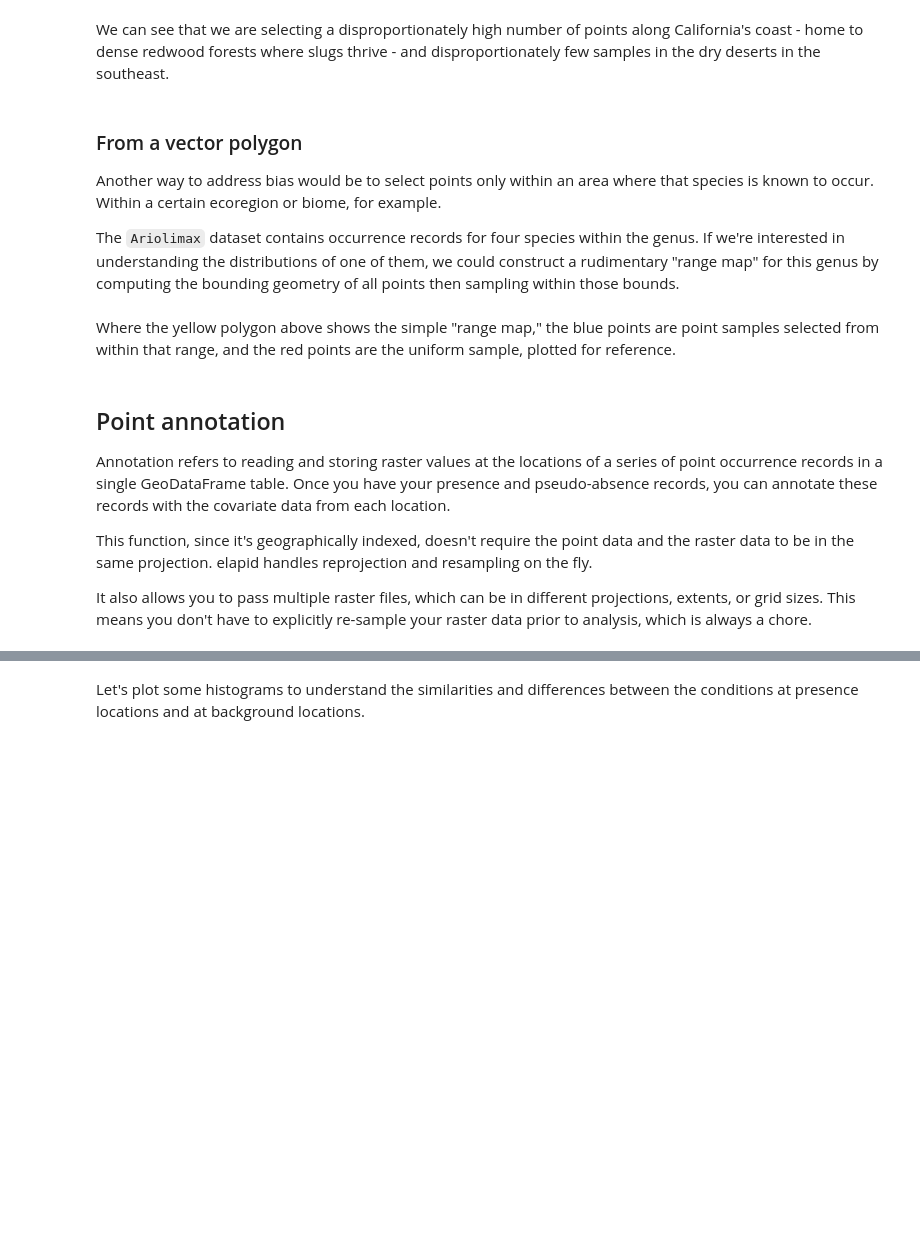
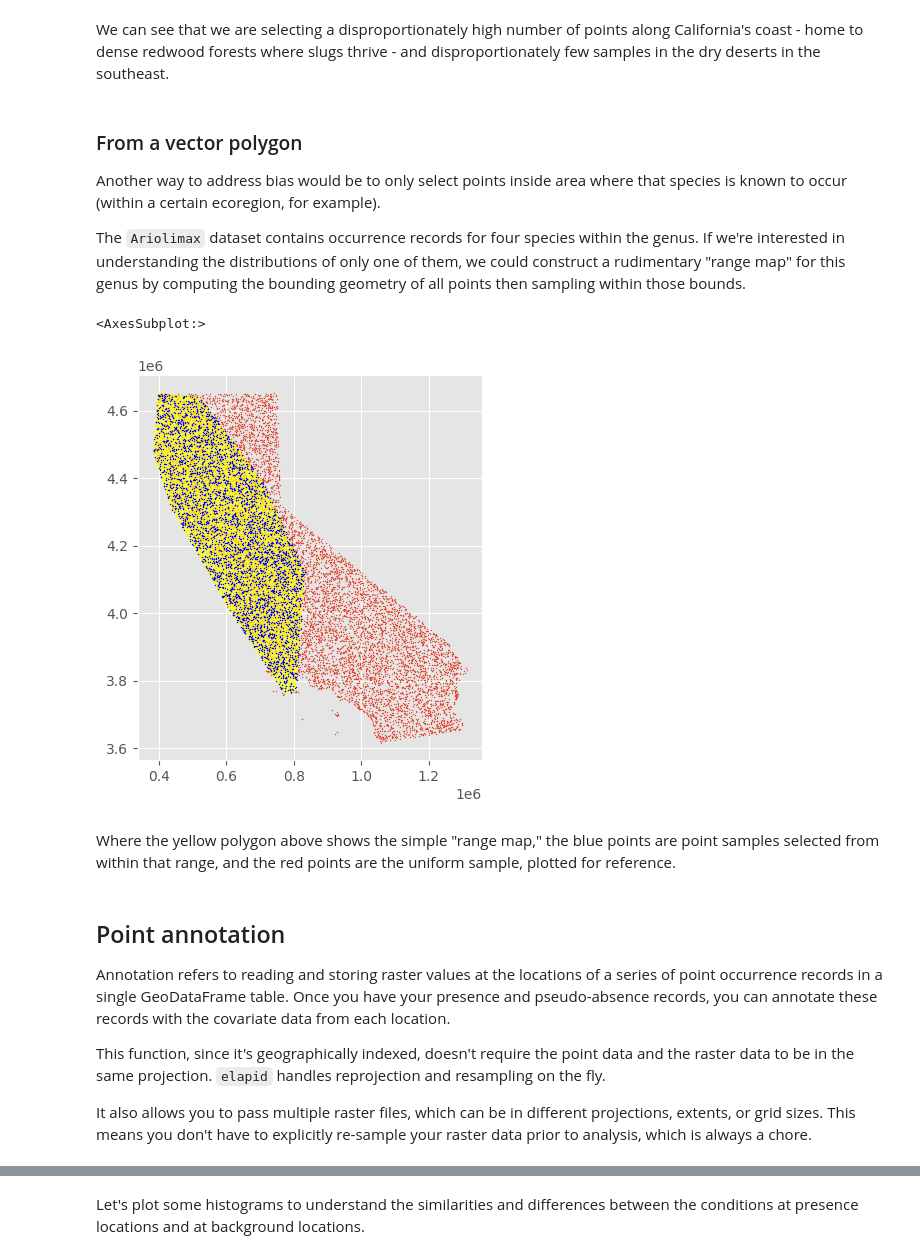
Before and after one commit to earth-chris/elapid, a Jupyter notebook: docs/examples/WorkingWithGeospatialData.ipynb, the cells around one changed output, grey strips where cells are left out. Cells and saved outputs as stored; diff of their text form; code cells hidden in the pictures; blank space fills up the shorter version.

```diff
--- a/docs/examples/WorkingWithGeospatialData.ipynb
+++ b/docs/examples/WorkingWithGeospatialData.ipynb
@@ -152,7 +229,7 @@ pseudoabsence.describe()
 # %%
 # some pixel centroids were sampled multiple times
 # you can drop them if you'd like.
-pseudoabsence.drop_duplicates(inplace=True)
+#pseudoabsence.drop_duplicates(inplace=True)
 # %% [markdown]
 If you have a large raster that doesn't fit in memory, you can also set `ignore_mask=True` to use the rectangular bounds of the raster to draw samples. Many of the sample locations will be in `nodata` locations but we can address that later.
 # %%
@@ -188,19 +279,23 @@ We can see that we are selecting a disproportionately high number of points alon
 # %% [markdown]
 ### From a vector polygon
 
-Another way to address bias would be to select points only within an area where that species is known to occur. Within a certain ecoregion or biome, for example.
+Another way to address bias would be to only select points inside area where that species is known to occur (within a certain ecoregion, for example).
 
-The `Ariolimax` dataset contains occurrence records for four species within the genus. If we're interested in understanding the distributions of one of them, we could construct a rudimentary "range map" for this genus by computing the bounding geometry of all points then sampling within those bounds.
+The `Ariolimax` dataset contains occurrence records for four species within the genus. If we're interested in understanding the distributions of only one of them, we could construct a rudimentary "range map" for this genus by computing the bounding geometry of all points then sampling within those bounds.
 # %%
 # create a convex hull of all points by merging them into a single multipoint feature
-ariolimax_hull = gpd.GeoSeries(ariolimax.to_crs(pseudoabsence.crs).unary_union.convex_hull).set_crs(pseudoabsence.crs)
+target_crs = pseudoabsence.crs
+ariolimax_hull = gpd.GeoSeries(ariolimax.to_crs(target_crs).unary_union.convex_hull).set_crs(target_crs)
 pseudoabsence_range = ela.sample_geoseries(ariolimax_hull, count // 2)
 
 # plot 'em together
 fig, ax = plt.subplots(figsize=(5, 5))
 pseudoabsence.plot(markersize=0.25, ax=ax)
 ariolimax_hull.plot(color='yellow', alpha=0.7, ax=ax)
 pseudoabsence_range.plot(color='blue', ax=ax, markersize=0.25)
+# %% [output]
+<AxesSubplot:>
+[figure, added]
 # %% [markdown]
 Where the yellow polygon above shows the simple "range map," the blue points are point samples selected from within that range, and the red points are the uniform sample, plotted for reference.
 # %% [markdown]
@@ -208,7 +303,7 @@ Where the yellow polygon above shows the simple "range map," the blue points are
 
 Annotation refers to reading and storing raster values at the locations of a series of point occurrence records in a single GeoDataFrame table. Once you have your presence and pseudo-absence records, you can annotate these records with the covariate data from each location.
 
-This function, since it's geographically indexed, doesn't require the point data and the raster data to be in the same projection. elapid handles reprojection and resampling on the fly.
+This function, since it's geographically indexed, doesn't require the point data and the raster data to be in the same projection. `elapid` handles reprojection and resampling on the fly.
 
 It also allows you to pass multiple raster files, which can be in different projections, extents, or grid sizes. This means you don't have to explicitly re-sample your raster data prior to analysis, which is always a chore.
 # %%
```
Also changed, not shown: parts of 33 cells of this notebook.
